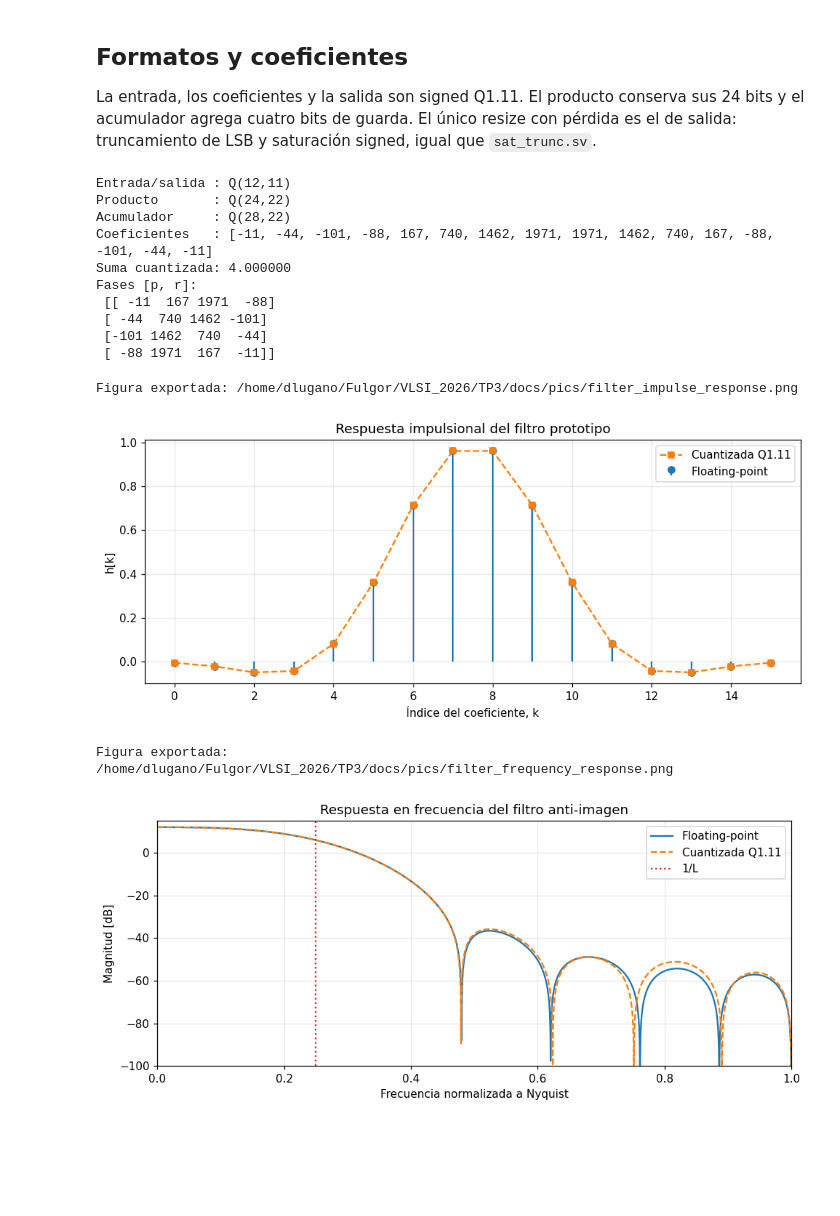
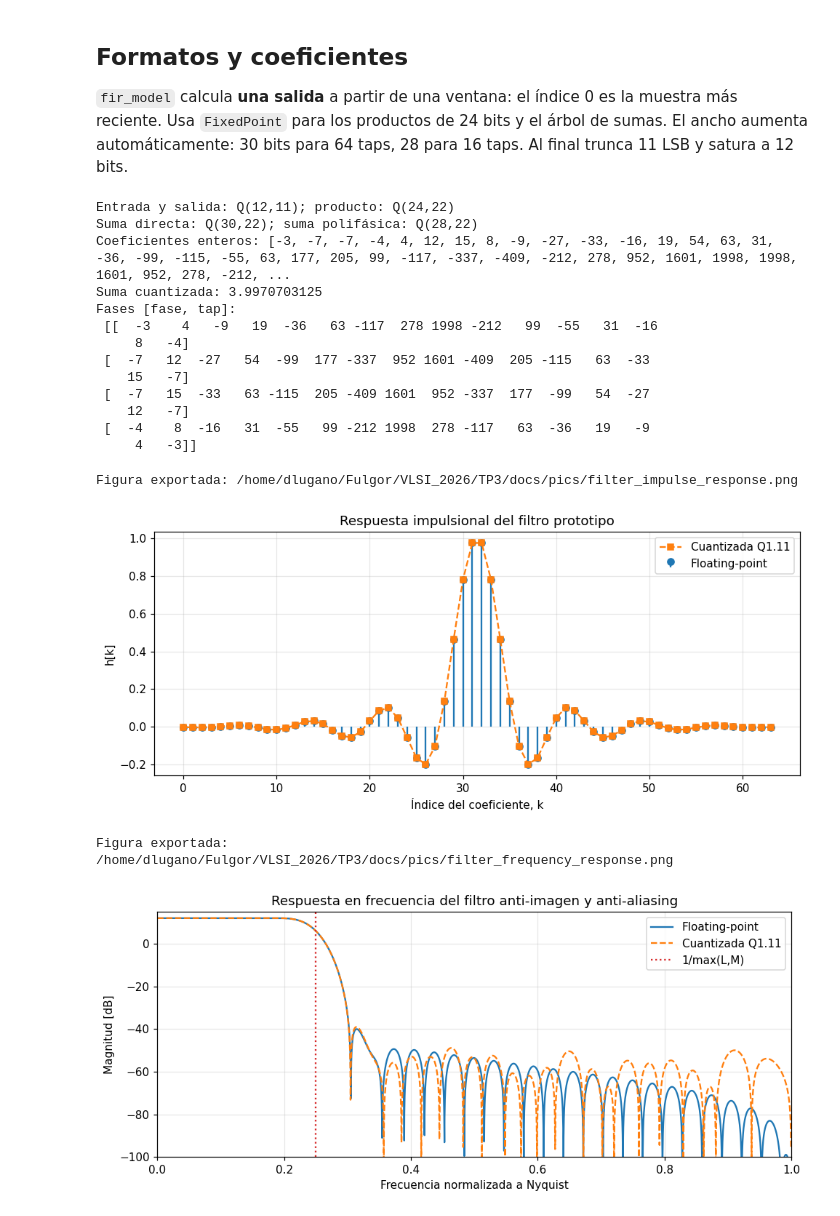
Before and after one commit to dlugano32/VLSI_2026, a Jupyter notebook: TP3/model/reference_model.ipynb, the cells around one changed output. Saved outputs shown, nothing was run; the diff lists cells and outputs as text; code cells hidden in the pictures; blank space fills up the shorter version.

```diff
--- a/TP3/model/reference_model.ipynb
+++ b/TP3/model/reference_model.ipynb
@@ -26,29 +25,29 @@ from TP3.model.reference_model import (
 # %% [markdown]
 ## Formatos y coeficientes
 
-La entrada, los coeficientes y la salida son signed Q1.11. El producto conserva sus 24 bits y el acumulador agrega cuatro bits de guarda. El único resize con pérdida es el de salida: truncamiento de LSB y saturación signed, igual que `sat_trunc.sv`.
+`fir_model` calcula **una salida** a partir de una ventana: el índice 0 es la muestra más reciente. Usa `FixedPoint` para los productos de 24 bits y el árbol de sumas. El ancho aumenta automáticamente: 30 bits para 64 taps, 28 para 16 taps. Al final trunca 11 LSB y satura a 12 bits.
 # %%
-cfg = InterpolatorConfig()
-h_float, h_quantized, h_integer = design_coefficients(cfg)
-phases = polyphase_coefficients(h_integer, cfg)
-
-print(f'Entrada/salida : Q({cfg.data_format.NB},{cfg.data_format.NBF})')
-print(f'Producto       : Q({cfg.product_format.NB},{cfg.product_format.NBF})')
-print(f'Acumulador     : Q({cfg.accumulator_format.NB},{cfg.accumulator_format.NBF})')
-print(f'Coeficientes   : {h_integer.tolist()}')
-print(f'Suma cuantizada: {h_integer.sum() / cfg.coefficient_format.scale:.6f}')
-print('Fases [p, r]:\n', phases)
+h_float, h_quantized, h_integer = design_coefficients()
+phases = polyphase_coefficients(h_integer)
+print('Entrada y salida: Q(12,11); producto: Q(24,22)')
+print('Suma directa: Q(30,22); suma polifásica: Q(28,22)')
+print('Coeficientes enteros:', h_integer.tolist())
+print('Suma cuantizada:', h_integer.sum() / COEFF_FORMAT.scale)
+print('Fases [fase, tap]:\n', phases)
 # %% [output]
-Entrada/salida : Q(12,11)
-Producto       : Q(24,22)
-Acumulador     : Q(28,22)
-Coeficientes   : [-11, -44, -101, -88, 167, 740, 1462, 1971, 1971, 1462, 740, 167, -88, -101, -44, -11]
-Suma cuantizada: 4.000000
-Fases [p, r]:
- [[ -11  167 1971  -88]
- [ -44  740 1462 -101]
- [-101 1462  740  -44]
- [ -88 1971  167  -11]]
+Entrada y salida: Q(12,11); producto: Q(24,22)
+Suma directa: Q(30,22); suma polifásica: Q(28,22)
+Coeficientes enteros: [-3, -7, -7, -4, 4, 12, 15, 8, -9, -27, -33, -16, 19, 54, 63, 31, -36, -99, -115, -55, 63, 177, 205, 99, -117, -337, -409, -212, 278, 952, 1601, 1998, 1998, 1601, 952, 278, -212, ...
+Suma cuantizada: 3.9970703125
+Fases [fase, tap]:
+ [[  -3    4   -9   19  -36   63 -117  278 1998 -212   99  -55   31  -16
+     8   -4]
+ [  -7   12  -27   54  -99  177 -337  952 1601 -409  205 -115   63  -33
+    15   -7]
+ [  -7   15  -33   63 -115  205 -409 1601  952 -337  177  -99   54  -27
+    12   -7]
+ [  -4    8  -16   31  -55   99 -212 1998  278 -117   63  -36   19   -9
+     4   -3]]
 # %%
 figure_dir = repo_root / 'TP3' / 'docs' / 'pics'
 figure_dir.mkdir(parents=True, exist_ok=True)
@@ -66,39 +65,39 @@ def save_figure(fig: plt.Figure, filename: str) -> None:
     print(f'Figura exportada: {path}')
 
 # Respuesta impulsional antes y después de cuantizar los coeficientes.
 fig, ax = plt.subplots(figsize=(9, 4))
-ax.stem(np.arange(cfg.taps), h_float, linefmt='C0-', markerfmt='C0o',
+ax.stem(np.arange(N), h_float, linefmt='C0-', markerfmt='C0o',
         basefmt=' ', label='Floating-point')
-ax.plot(np.arange(cfg.taps), h_quantized, 'C1s--', markersize=5,
+ax.plot(np.arange(N), h_quantized, 'C1s--', markersize=5,
         label='Cuantizada Q1.11')
 ax.set(title='Respuesta impulsional del filtro prototipo',
        xlabel='Índice del coeficiente, k', ylabel='h[k]')
 ax.legend()
 fig.tight_layout()
 save_figure(fig, 'filter_impulse_response.png')
 plt.show()
 
 # Respuesta en frecuencia del diseño ideal y de su versión Q1.11.
 w, response_float = freqz(h_float, worN=4096)
 _, response_quantized = freqz(h_quantized, worN=4096)
 fig, ax = plt.subplots(figsize=(9, 4))
 ax.plot(w / np.pi, 20 * np.log10(np.maximum(np.abs(response_float), 1e-12)),
         label='Floating-point')
 ax.plot(w / np.pi, 20 * np.log10(np.maximum(np.abs(response_quantized), 1e-12)),
         '--', label='Cuantizada Q1.11')
-ax.axvline(1 / cfg.interpolation, color='tab:red', linestyle=':', label='1/L')
-ax.set(title='Respuesta en frecuencia del filtro anti-imagen',
+ax.axvline(1 / max(L, M), color='tab:red', linestyle=':', label='1/max(L,M)')
+ax.set(title='Respuesta en frecuencia del filtro anti-imagen y anti-aliasing',
        xlabel='Frecuencia normalizada a Nyquist', ylabel='Magnitud [dB]',
        xlim=(0, 1), ylim=(-100, 15))
 ax.legend()
 fig.tight_layout()
 save_figure(fig, 'filter_frequency_response.png')
 plt.show()
 # %% [output]
 Figura exportada: /home/dlugano/Fulgor/VLSI_2026/TP3/docs/pics/filter_impulse_response.png
-[figure, old version]
+[figure, new version]
 Figura exportada: /home/dlugano/Fulgor/VLSI_2026/TP3/docs/pics/filter_frequency_response.png
-[figure, old version]
+[figure, new version]
 # %% [markdown]
 ## Equivalencia bit a bit
 
```
Also changed, not shown: parts of 9 cells of this notebook, 15 other files.
